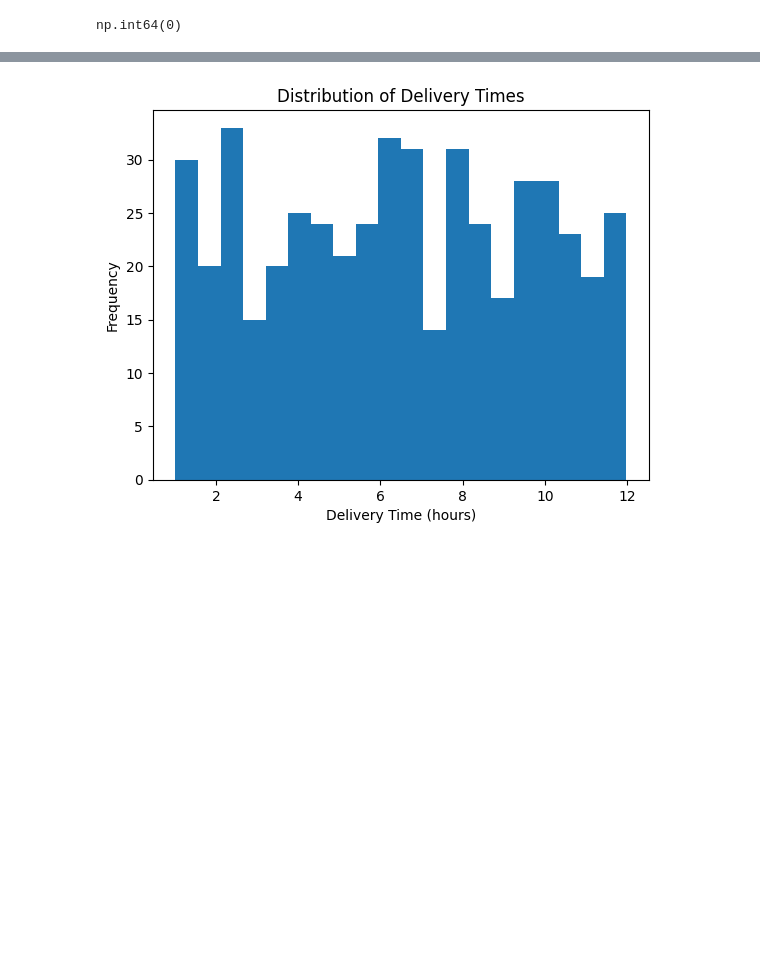
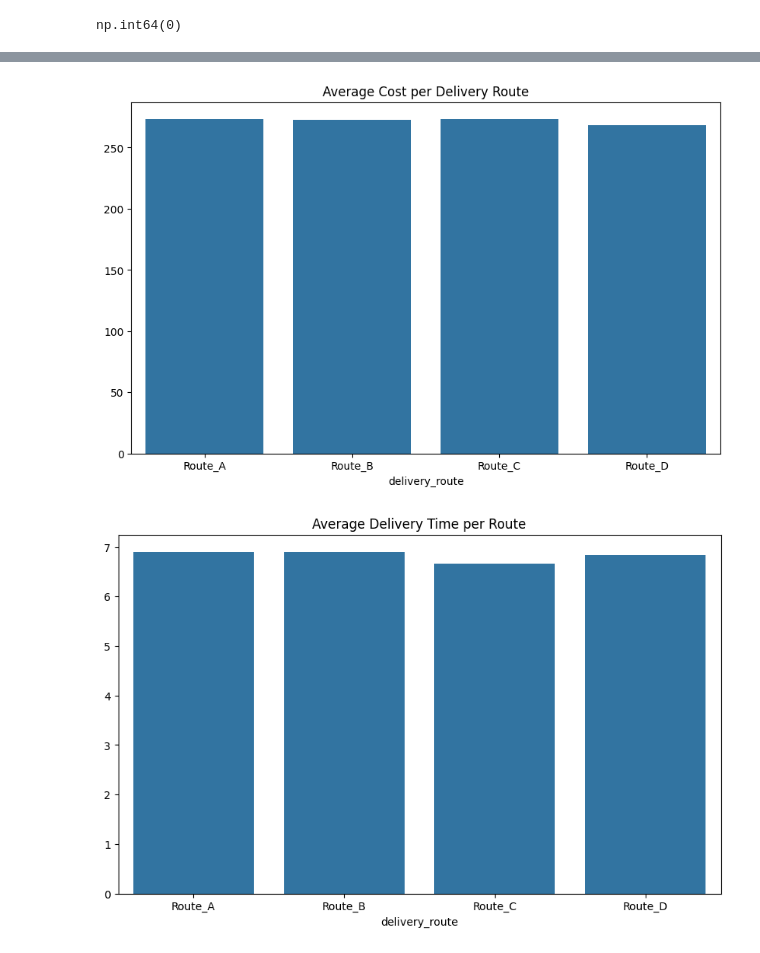
Before and after one commit to JumaOchi/DATA-ANALYSIS, a Jupyter notebook: SUPPLYCHAIN/analysis.ipynb, the cells around one changed output, grey strips where cells are left out. Drawn from its saved outputs; the diff is of its cells as text; code cells hidden in the pictures; blank space fills up the shorter version.

```diff
--- a/SUPPLYCHAIN/analysis.ipynb
+++ b/SUPPLYCHAIN/analysis.ipynb
@@ -94,22 +91,21 @@ supply_chain_data.describe()
-# %%
-#FEATURE ENGINEERING
-
-# Create new feature: delivery delay
-supply_chain_data['delivery_delay'] = supply_chain_data['delivery_time'] - supply_chain_data['delivery_time'].mean()
-
-# Create new feature: demand_gap (difference between forecast and actual sales)
-supply_chain_data['demand_gap'] = supply_chain_data['actual_sales'] - supply_chain_data['demand_forecast']
-
-# Filter out negative values
-supply_chain_data = supply_chain_data[supply_chain_data['demand_gap'] >= 0]
-
-# Visualize the data (delivery time distribution)
-import matplotlib.pyplot as plt
-
-plt.hist(supply_chain_data['delivery_time'], bins=20)
-plt.title('Distribution of Delivery Times')
-plt.xlabel('Delivery Time (hours)')
-plt.ylabel('Frequency')
-plt.show()
-# %% [output]
-[figure, removed]
+# %%
+# Calculate average cost and delivery time by route
+avg_cost_per_route = supply_chain_data.groupby('delivery_route')['cost_per_delivery'].mean()
+avg_delivery_time_per_route = supply_chain_data.groupby('delivery_route')['delivery_time'].mean()
+
+# Visualizing the data
+import matplotlib.pyplot as plt
+import seaborn as sns
+
+plt.figure(figsize=(10, 6))
+sns.barplot(x=avg_cost_per_route.index, y=avg_cost_per_route.values)
+plt.title("Average Cost per Delivery Route")
+plt.show()
+
+plt.figure(figsize=(10, 6))
+sns.barplot(x=avg_delivery_time_per_route.index, y=avg_delivery_time_per_route.values)
+plt.title("Average Delivery Time per Route")
+plt.show()
+# %% [output]
+[figure, added]
+[figure, added]
```
Also changed, not shown: parts of 6 cells of this notebook, 8 other files.
